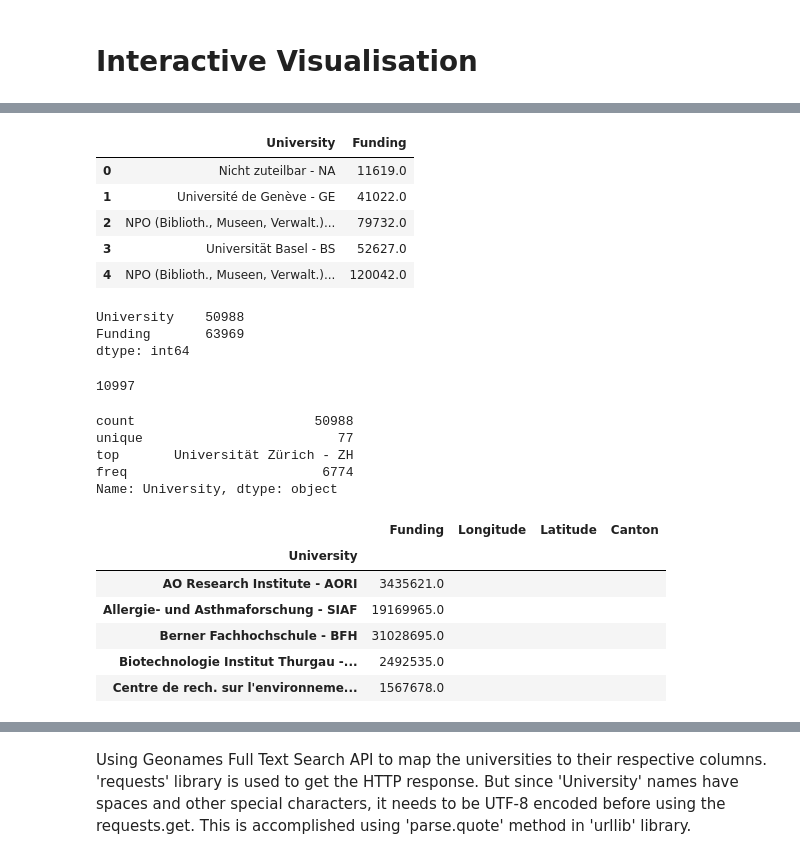
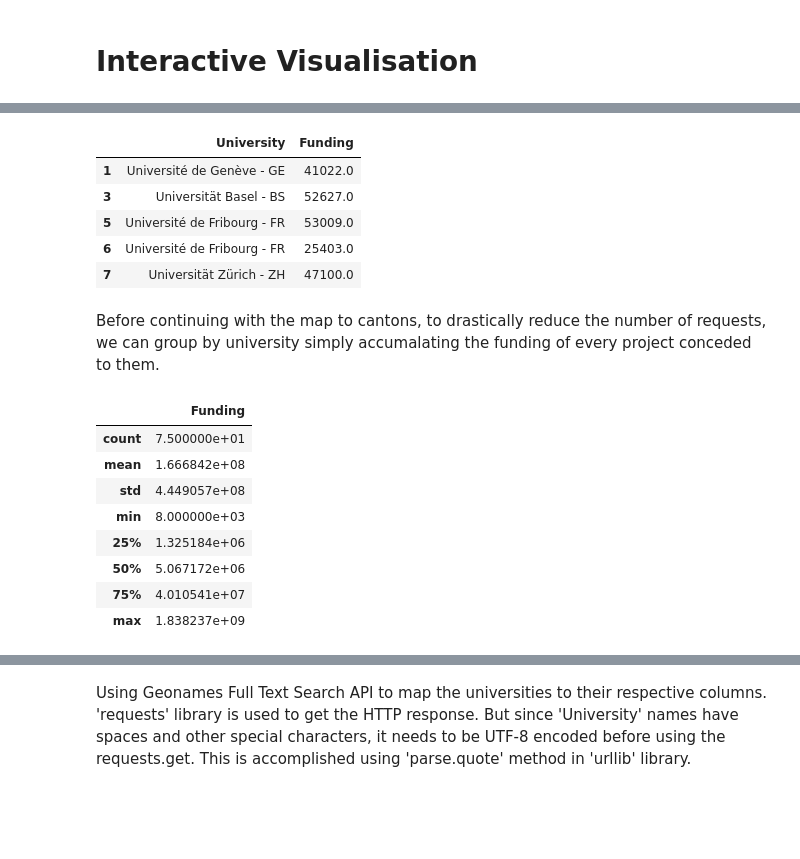
Before and after one commit to vidit09/ada-homework, a Jupyter notebook: 03 - Interactive Viz/Dunai_viz.ipynb, the cells around one changed output, grey strips where cells are left out. Cells and saved outputs as stored; diff of their text form; code cells hidden in the pictures; blank space fills up the shorter version.

```diff
--- a/03 - Interactive Viz/Dunai_viz.ipynb
+++ b/03 - Interactive Viz/Dunai_viz.ipynb
@@ -11,7 +22,11 @@ import requests
 # %%
+# Loading from csv file on root directory
 df = pd.read_csv('P3_GrantExport.csv',sep=';')
 
-# Transformation from string to floats in 'Approved Amount'
+# Dropping innecessary information
+df = df[['University','Approved Amount']]
+
+# Transformation from string to floats in 'Approved Amount' while also dealing with non-numeric values.
 float_amounts = list()
 for x in df['Approved Amount'].tolist():
     try:
@@ -21,41 +36,31 @@ for x in df['Approved Amount'].tolist():
 
 df = df[['University']] #we keep only university names associated at projects
 df['Funding'] = float_amounts #and we attach float value of the Approved Amount, now renamed to 'Funding'
+
+# Final manual drops
+df = df.drop(df.index[(df['University'] ==  'Nicht zuteilbar - NA')])
+df = df.drop(df.index[(df['University'] ==  'NPO (Biblioth., Museen, Verwalt.) - NPO')])
+
 df.head()
 # %% [output]
 |  | University | Funding |
-| 0 | Nicht zuteilbar - NA | 11619.0 |
 | 1 | Université de Genève - GE | 41022.0 |
-| 2 | NPO (Biblioth., Museen, Verwalt.)... | 79732.0 |
 | 3 | Universität Basel - BS | 52627.0 |
-| 4 | NPO (Biblioth., Museen, Verwalt.)... | 120042.0 |
+| 5 | Université de Fribourg - FR | 53009.0 |
+| 6 | Université de Fribourg - FR | 25403.0 |
+| 7 | Universität Zürich - ZH | 47100.0 |
-# %%
-df.count()
-# %% [output]
-University    50988
-Funding       63969
-dtype: int64
-# %%
-sum(df['Funding'] == 0) #checking for projects without funding data.
-# %% [output]
-10997
-# %%
-df.University.describe()
-# %% [output]
-count                       50988
-unique                         77
-top       Universität Zürich - ZH
-freq                         6774
-Name: University, dtype: object
+# %% [markdown]
+Before continuing with the map to cantons, to drastically reduce the number of requests, we can group by university simply accumalating the funding of every project conceded to them.
 # %%
 funding_by_uni = df.groupby('University')[['Funding']].sum()
-funding_by_uni['Longitude'] = ''; funding_by_uni['Latitude'] = ''; funding_by_uni['Canton'] = ''
-funding_by_uni.head()
+funding_by_uni.describe()
 # %% [output]
-|  | Funding | Longitude | Latitude | Canton |
-| University |  |  |  |  |
-| AO Research Institute - AORI | 3435621.0 |  |  |  |
-| Allergie- und Asthmaforschung - SIAF | 19169965.0 |  |  |  |
-| Berner Fachhochschule - BFH | 31028695.0 |  |  |  |
-| Biotechnologie Institut Thurgau -... | 2492535.0 |  |  |  |
-| Centre de rech. sur l'environneme... | 1567678.0 |  |  |  |
+|  | Funding |
+| count | 7.500000e+01 |
+| mean | 1.666842e+08 |
+| std | 4.449057e+08 |
+| min | 8.000000e+03 |
+| 25% | 1.325184e+06 |
+| 50% | 5.067172e+06 |
+| 75% | 4.010541e+07 |
+| max | 1.838237e+09 |
```
Also changed, not shown: parts of 7 cells of this notebook.
